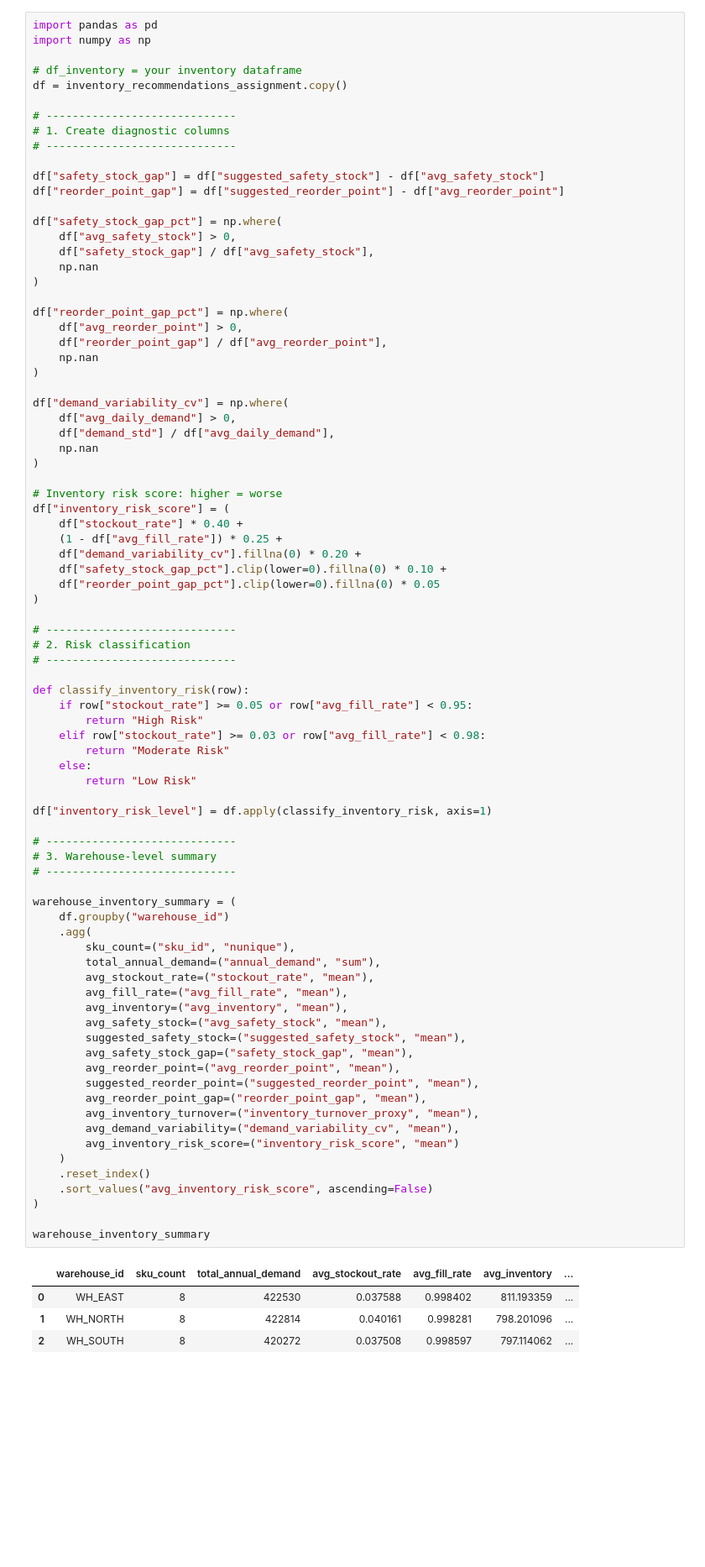
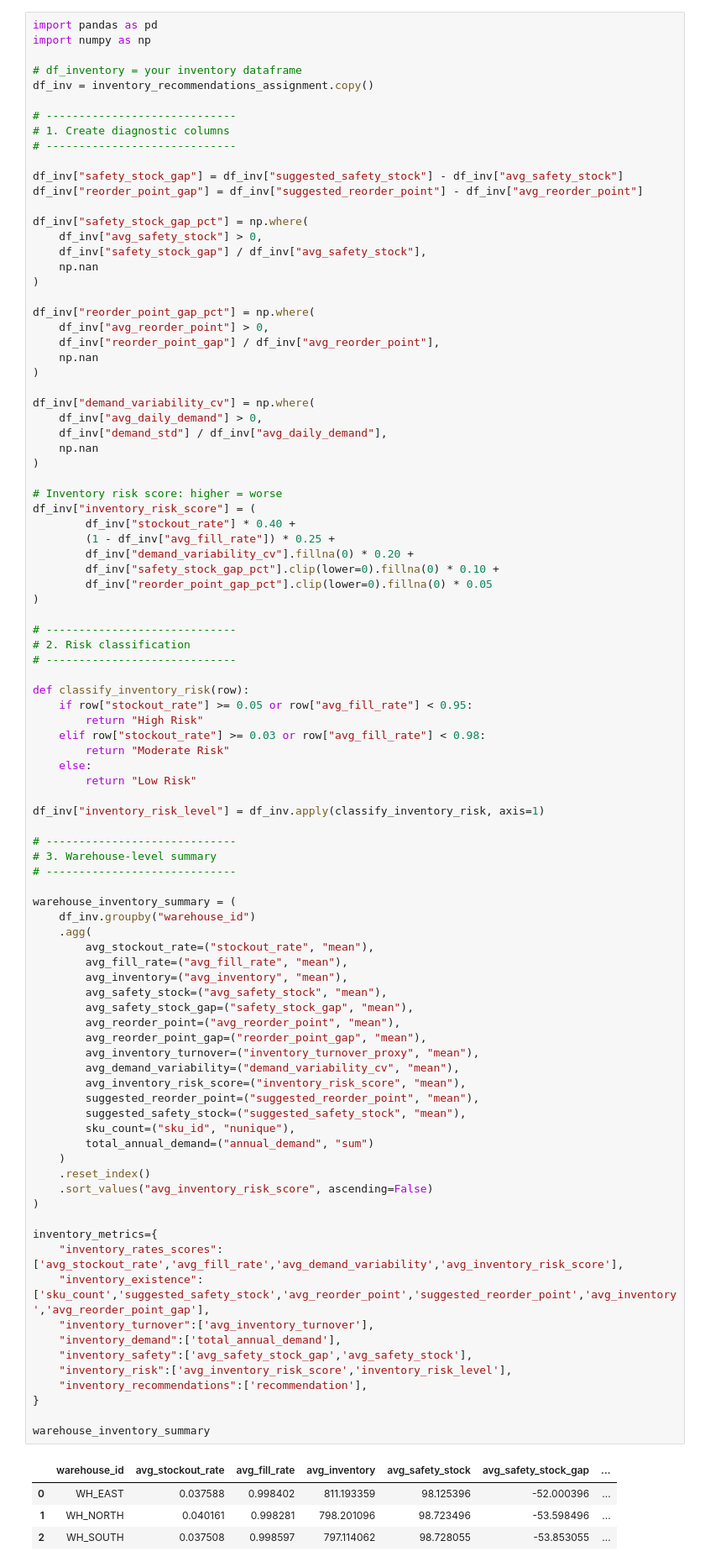
Before and after one commit to josiashdezp/supply_chain_analytics, a Jupyter notebook: code/supply_chain_group_project.ipynb, the cells around one changed output. Shown at 84% size. Cells and saved outputs as stored; diff of their text form; blank space fills up the shorter version.

```diff
--- a/code/supply_chain_group_project.ipynb
+++ b/code/supply_chain_group_project.ipynb
@@ -415,40 +349,40 @@ import pandas as pd
 import numpy as np
 
 # df_inventory = your inventory dataframe
-df = inventory_recommendations_assignment.copy()
+df_inv = inventory_recommendations_assignment.copy()
 
 # -----------------------------
 # 1. Create diagnostic columns
 # -----------------------------
 
-df["safety_stock_gap"] = df["suggested_safety_stock"] - df["avg_safety_stock"]
-df["reorder_point_gap"] = df["suggested_reorder_point"] - df["avg_reorder_point"]
+df_inv["safety_stock_gap"] = df_inv["suggested_safety_stock"] - df_inv["avg_safety_stock"]
+df_inv["reorder_point_gap"] = df_inv["suggested_reorder_point"] - df_inv["avg_reorder_point"]
 
-df["safety_stock_gap_pct"] = np.where(
-    df["avg_safety_stock"] > 0,
-    df["safety_stock_gap"] / df["avg_safety_stock"],
+df_inv["safety_stock_gap_pct"] = np.where(
+    df_inv["avg_safety_stock"] > 0,
+    df_inv["safety_stock_gap"] / df_inv["avg_safety_stock"],
     np.nan
 )
 
-df["reorder_point_gap_pct"] = np.where(
-    df["avg_reorder_point"] > 0,
-    df["reorder_point_gap"] / df["avg_reorder_point"],
+df_inv["reorder_point_gap_pct"] = np.where(
+    df_inv["avg_reorder_point"] > 0,
+    df_inv["reorder_point_gap"] / df_inv["avg_reorder_point"],
     np.nan
 )
 
-df["demand_variability_cv"] = np.where(
-    df["avg_daily_demand"] > 0,
-    df["demand_std"] / df["avg_daily_demand"],
+df_inv["demand_variability_cv"] = np.where(
+    df_inv["avg_daily_demand"] > 0,
+    df_inv["demand_std"] / df_inv["avg_daily_demand"],
     np.nan
 )
 
 # Inventory risk score: higher = worse
-df["inventory_risk_score"] = (
-    df["stockout_rate"] * 0.40 +
-    (1 - df["avg_fill_rate"]) * 0.25 +
-    df["demand_variability_cv"].fillna(0) * 0.20 +
-    df["safety_stock_gap_pct"].clip(lower=0).fillna(0) * 0.10 +
-    df["reorder_point_gap_pct"].clip(lower=0).fillna(0) * 0.05
+df_inv["inventory_risk_score"] = (
+        df_inv["stockout_rate"] * 0.40 +
+        (1 - df_inv["avg_fill_rate"]) * 0.25 +
+        df_inv["demand_variability_cv"].fillna(0) * 0.20 +
+        df_inv["safety_stock_gap_pct"].clip(lower=0).fillna(0) * 0.10 +
+        df_inv["reorder_point_gap_pct"].clip(lower=0).fillna(0) * 0.05
 )
 
 # -----------------------------
@@ -459,41 +393,51 @@ def classify_inventory_risk(row):
     if row["stockout_rate"] >= 0.05 or row["avg_fill_rate"] < 0.95:
         return "High Risk"
     elif row["stockout_rate"] >= 0.03 or row["avg_fill_rate"] < 0.98:
         return "Moderate Risk"
     else:
         return "Low Risk"
 
-df["inventory_risk_level"] = df.apply(classify_inventory_risk, axis=1)
+df_inv["inventory_risk_level"] = df_inv.apply(classify_inventory_risk, axis=1)
 
 # -----------------------------
 # 3. Warehouse-level summary
 # -----------------------------
 
 warehouse_inventory_summary = (
-    df.groupby("warehouse_id")
+    df_inv.groupby("warehouse_id")
     .agg(
-        sku_count=("sku_id", "nunique"),
-        total_annual_demand=("annual_demand", "sum"),
         avg_stockout_rate=("stockout_rate", "mean"),
         avg_fill_rate=("avg_fill_rate", "mean"),
         avg_inventory=("avg_inventory", "mean"),
         avg_safety_stock=("avg_safety_stock", "mean"),
-        suggested_safety_stock=("suggested_safety_stock", "mean"),
         avg_safety_stock_gap=("safety_stock_gap", "mean"),
         avg_reorder_point=("avg_reorder_point", "mean"),
-        suggested_reorder_point=("suggested_reorder_point", "mean"),
         avg_reorder_point_gap=("reorder_point_gap", "mean"),
         avg_inventory_turnover=("inventory_turnover_proxy", "mean"),
         avg_demand_variability=("demand_variability_cv", "mean"),
-        avg_inventory_risk_score=("inventory_risk_score", "mean")
+        avg_inventory_risk_score=("inventory_risk_score", "mean"),
+        suggested_reorder_point=("suggested_reorder_point", "mean"),
+        suggested_safety_stock=("suggested_safety_stock", "mean"),
+        sku_count=("sku_id", "nunique"),
+        total_annual_demand=("annual_demand", "sum")
     )
     .reset_index()
     .sort_values("avg_inventory_risk_score", ascending=False)
 )
 
+inventory_metrics={
+    "inventory_rates_scores":['avg_stockout_rate','avg_fill_rate','avg_demand_variability','avg_inventory_risk_score'],
+    "inventory_existence":['sku_count','suggested_safety_stock','avg_reorder_point','suggested_reorder_point','avg_inventory','avg_reorder_point_gap'],
+    "inventory_turnover":['avg_inventory_turnover'],
+    "inventory_demand":['total_annual_demand'],
+    "inventory_safety":['avg_safety_stock_gap','avg_safety_stock'],
+    "inventory_risk":['avg_inventory_risk_score','inventory_risk_level'],
+    "inventory_recommendations":['recommendation'],
+}
+
 warehouse_inventory_summary
 # %% [output]
-|  | warehouse_id | sku_count | total_annual_demand | avg_stockout_rate | avg_fill_rate | avg_inventory | ... |
-| 0 | WH_EAST | 8 | 422530 | 0.037588 | 0.998402 | 811.193359 | ... |
-| 1 | WH_NORTH | 8 | 422814 | 0.040161 | 0.998281 | 798.201096 | ... |
-| 2 | WH_SOUTH | 8 | 420272 | 0.037508 | 0.998597 | 797.114062 | ... |
+|  | warehouse_id | avg_stockout_rate | avg_fill_rate | avg_inventory | avg_safety_stock | avg_safety_stock_gap | ... |
+| 0 | WH_EAST | 0.037588 | 0.998402 | 811.193359 | 98.125396 | -52.000396 | ... |
+| 1 | WH_NORTH | 0.040161 | 0.998281 | 798.201096 | 98.723496 | -53.598496 | ... |
+| 2 | WH_SOUTH | 0.037508 | 0.998597 | 797.114062 | 98.728055 | -53.853055 | ... |
```
Also changed, not shown: parts of 54 cells of this notebook, 3 other files.
